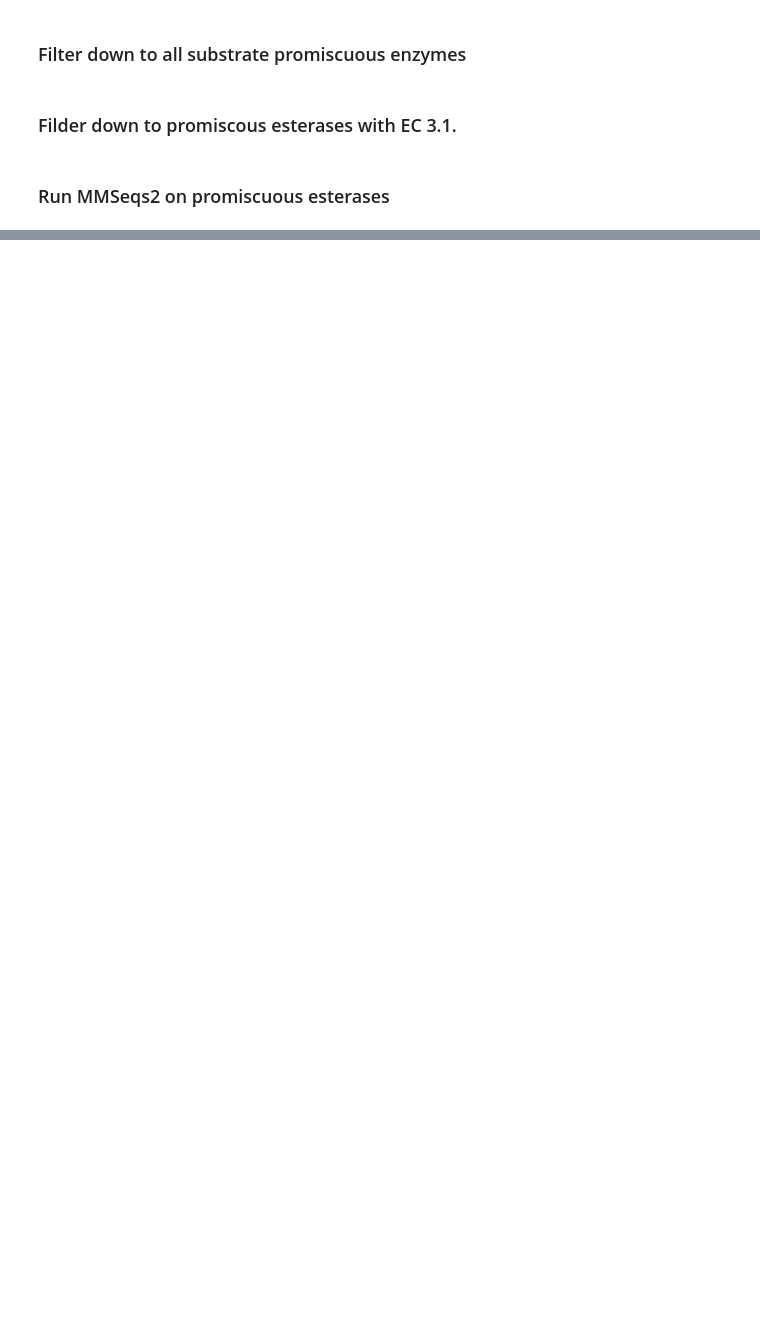
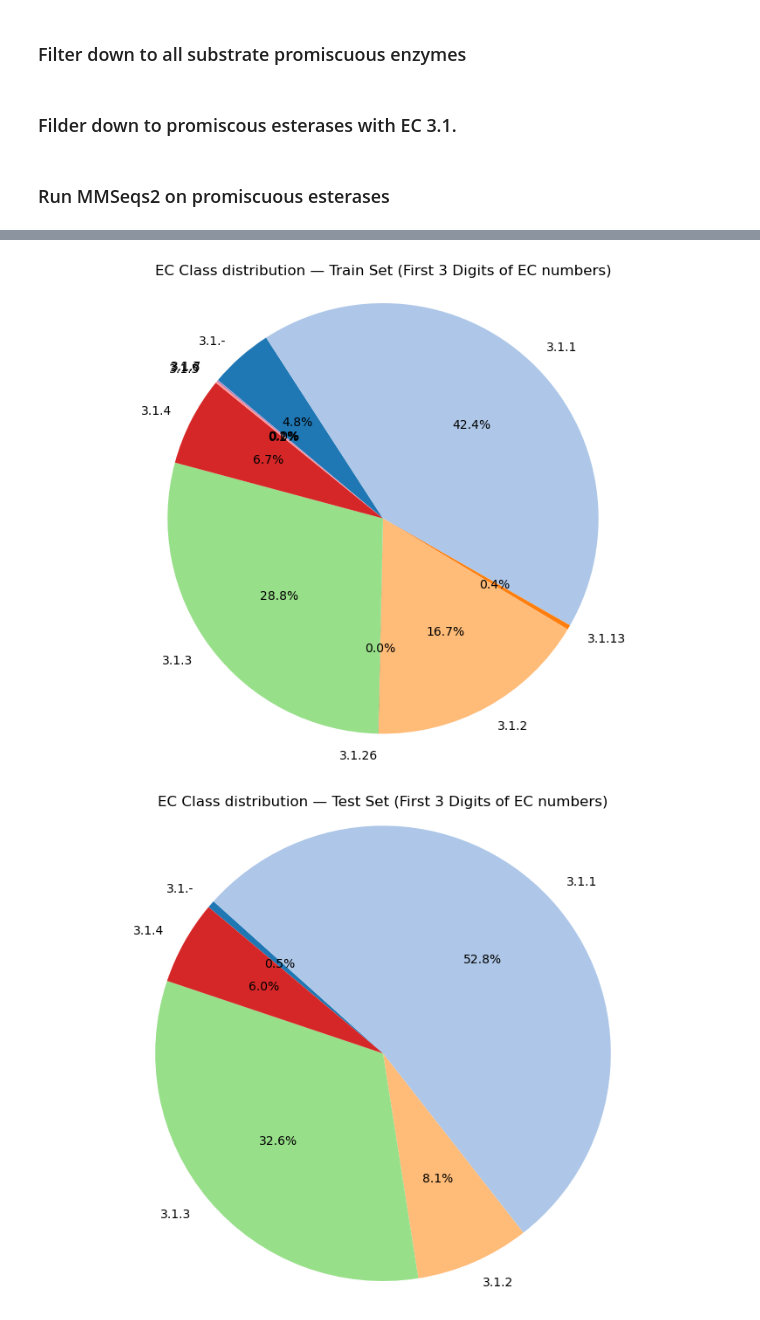
Before and after one commit to HelenSchmid/masterthesis, a Jupyter notebook: manuscript/N5_create_train_test_splits.ipynb, the cells around one changed output, grey strips where cells are left out. Saved outputs shown, nothing was run; the diff lists cells and outputs as text; code cells hidden in the pictures; blank space fills up the shorter version.

```diff
--- a/manuscript/N5_create_train_test_splits.ipynb
+++ b/manuscript/N5_create_train_test_splits.ipynb
@@ -162,28 +171,51 @@ Name: split, dtype: int64
 # %%
 # Plot pie-charts of EC class distribution
 import pandas as pd
 import matplotlib.pyplot as plt
 
-def plot_ec_class_pie_chart(df, ec_column='EC number', ec_level=3, title='EC Class Distribution'):
+def plot_ec_class_pie_chart(df, ec_column='EC number', split_column='split', ec_level=3, title='EC Class Distribution'):
     """
     Plots a pie chart of enzyme counts grouped by the first `ec_level` digits of EC numbers.
     """
     df = df[df[ec_column].notna()]
 
     # Extract EC prefix
     df['EC_prefix'] = df[ec_column].apply(
         lambda x: '.'.join(x.split('.')[:ec_level]) if isinstance(x, str) else None
     )
 
-    # Count frequency of each EC prefix
-    ec_counts = df['EC_prefix'].value_counts().sort_index()
+    # Determine all unique EC classes across the entire dataset
+    all_ec_classes = sorted(df['EC_prefix'].dropna().unique())
 
-    plt.figure(figsize=(10, 8))
-    plt.pie(ec_counts, labels=ec_counts.index, autopct='%1.1f%%', startangle=140, counterclock=False)
-    plt.title(title + f" (First {ec_level} Digits)")
-    plt.axis('equal')
-    plt.show()
+    # Assign consistent colors
+    cmap = plt.get_cmap('tab20')  # or another color map
+    color_map = {ec: cmap(i % 20) for i, ec in enumerate(all_ec_classes)}
 
-plot_ec_class_pie_chart(df_train, ec_column='EC number', ec_level=3, title = 'EC Class distribution in df_train')
-plot_ec_class_pie_chart(df_test, ec_column='EC number', ec_level=3, title = 'EC Class distribution in df_test')
-plot_ec_class_pie_chart(df_val, ec_column='EC number', ec_level=3, title = 'EC Class distribution in df_val')
+    # Plot pie charts for each split
+    for split_value in df[split_column].unique():
+        df_split = df[df[split_column] == split_value]
+        ec_counts = df_split['EC_prefix'].value_counts().sort_index()
+
+        ec_labels = [ec for ec in all_ec_classes if ec in ec_counts.index]
+        sizes = [ec_counts[ec] for ec in ec_labels]
+        colors = [color_map[ec] for ec in ec_labels]
+
+        plt.figure(figsize=(8, 6))
+        plt.pie(
+            ec_counts,
+            labels=ec_labels,
+            colors = colors,
+            autopct='%1.1f%%',
+            startangle=140,
+            counterclock=False
+        )
+        plt.title(f"{title} — {split_value.capitalize()} Set (First {ec_level} Digits of EC numbers)")
+        plt.axis('equal')
+        plt.tight_layout()
+        plt.show()
+
+plot_ec_class_pie_chart(df_train_test_0p5_similarity, ec_column='EC number', ec_level=3, title = 'EC Class distribution')
+plot_ec_class_pie_chart(df_train_test_0p3_similarity, ec_column='EC number', ec_level=3, title = 'EC Class distribution')
+# %% [output]
+[figure, added]
+[figure, added]
```
Also changed, not shown: parts of 12 cells of this notebook, 4 other files.
